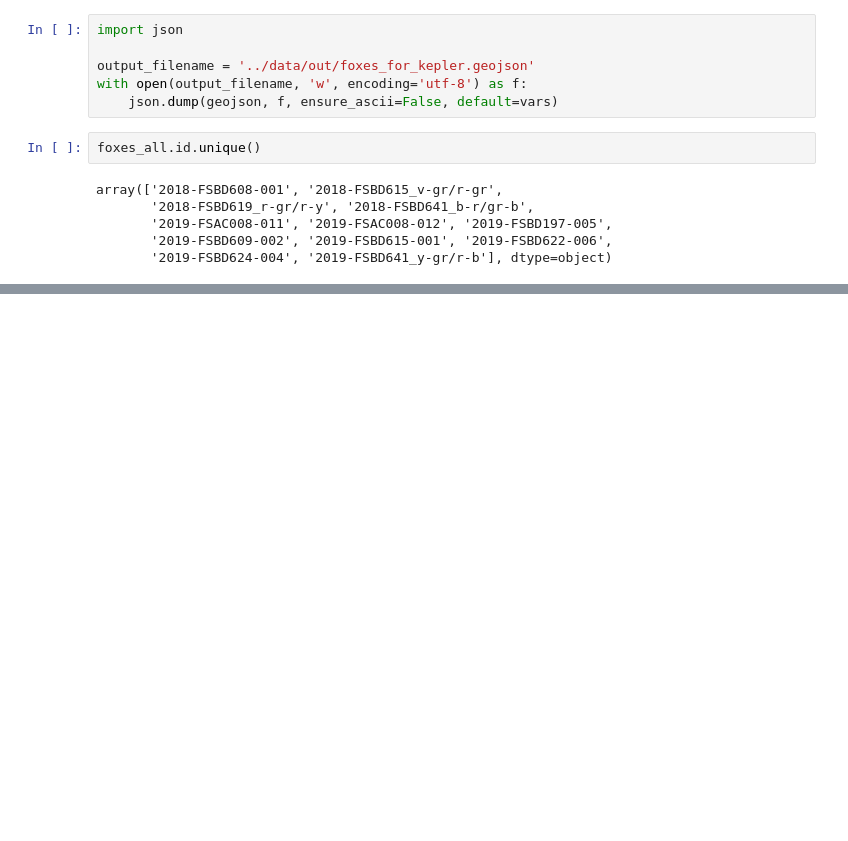
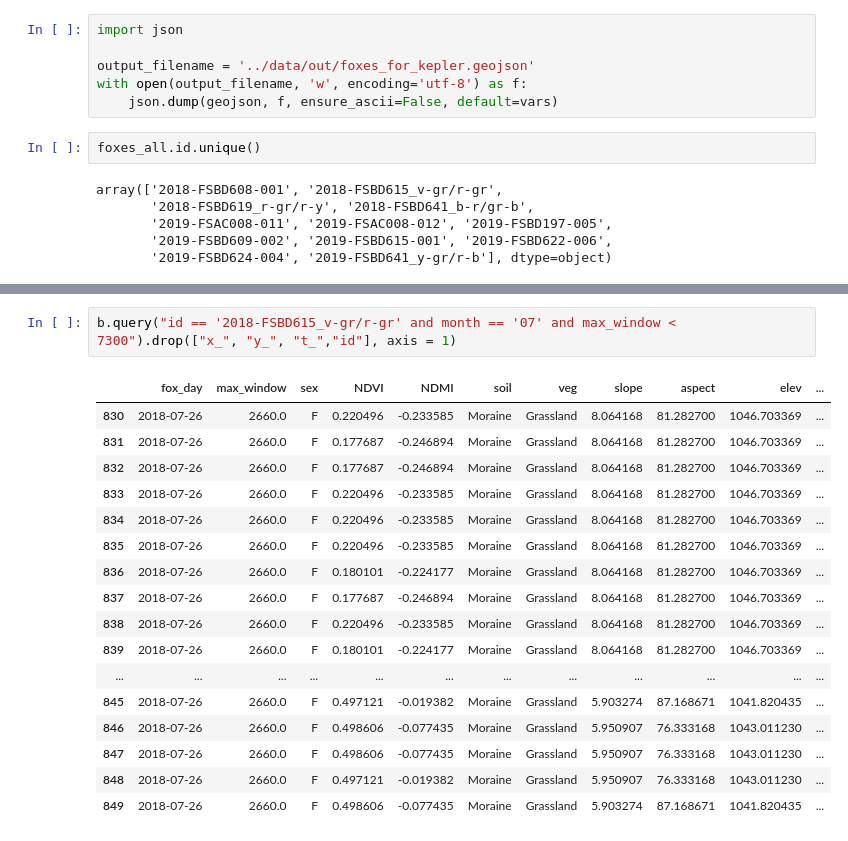
Before and after one commit to arcticFoxesHabitats/arcticFoxes, a Jupyter notebook: notebooks/EDA_florian.ipynb, the cells around one changed output, grey strips where cells are left out. Cells and saved outputs as stored; diff of their text form; blank space fills up the shorter version.

```diff
--- a/notebooks/EDA_florian.ipynb
+++ b/notebooks/EDA_florian.ipynb
@@ -217,0 +230,20 @@ dtype: object
+# %%
+b.query("id == '2018-FSBD615_v-gr/r-gr' and month == '07' and max_window < 7300").drop(["x_", "y_", "t_","id"], axis = 1)
+# %% [output]
+|  | fox_day | max_window | sex | NDVI | NDMI | soil | veg | slope | aspect | elev | ... |
+| 830 | 2018-07-26 | 2660.0 | F | 0.220496 | -0.233585 | Moraine | Grassland | 8.064168 | 81.282700 | 1046.703369 | ... |
+| 831 | 2018-07-26 | 2660.0 | F | 0.177687 | -0.246894 | Moraine | Grassland | 8.064168 | 81.282700 | 1046.703369 | ... |
+| 832 | 2018-07-26 | 2660.0 | F | 0.177687 | -0.246894 | Moraine | Grassland | 8.064168 | 81.282700 | 1046.703369 | ... |
+| 833 | 2018-07-26 | 2660.0 | F | 0.220496 | -0.233585 | Moraine | Grassland | 8.064168 | 81.282700 | 1046.703369 | ... |
+| 834 | 2018-07-26 | 2660.0 | F | 0.220496 | -0.233585 | Moraine | Grassland | 8.064168 | 81.282700 | 1046.703369 | ... |
+| 835 | 2018-07-26 | 2660.0 | F | 0.220496 | -0.233585 | Moraine | Grassland | 8.064168 | 81.282700 | 1046.703369 | ... |
+| 836 | 2018-07-26 | 2660.0 | F | 0.180101 | -0.224177 | Moraine | Grassland | 8.064168 | 81.282700 | 1046.703369 | ... |
+| 837 | 2018-07-26 | 2660.0 | F | 0.177687 | -0.246894 | Moraine | Grassland | 8.064168 | 81.282700 | 1046.703369 | ... |
+| 838 | 2018-07-26 | 2660.0 | F | 0.220496 | -0.233585 | Moraine | Grassland | 8.064168 | 81.282700 | 1046.703369 | ... |
+| 839 | 2018-07-26 | 2660.0 | F | 0.180101 | -0.224177 | Moraine | Grassland | 8.064168 | 81.282700 | 1046.703369 | ... |
+| ... | ... | ... | ... | ... | ... | ... | ... | ... | ... | ... | ... |
+| 845 | 2018-07-26 | 2660.0 | F | 0.497121 | -0.019382 | Moraine | Grassland | 5.903274 | 87.168671 | 1041.820435 | ... |
+| 846 | 2018-07-26 | 2660.0 | F | 0.498606 | -0.077435 | Moraine | Grassland | 5.950907 | 76.333168 | 1043.011230 | ... |
+| 847 | 2018-07-26 | 2660.0 | F | 0.498606 | -0.077435 | Moraine | Grassland | 5.950907 | 76.333168 | 1043.011230 | ... |
+| 848 | 2018-07-26 | 2660.0 | F | 0.497121 | -0.019382 | Moraine | Grassland | 5.950907 | 76.333168 | 1043.011230 | ... |
+| 849 | 2018-07-26 | 2660.0 | F | 0.498606 | -0.077435 | Moraine | Grassland | 5.903274 | 87.168671 | 1041.820435 | ... |
```
Also changed, not shown: parts of 5 cells of this notebook.
